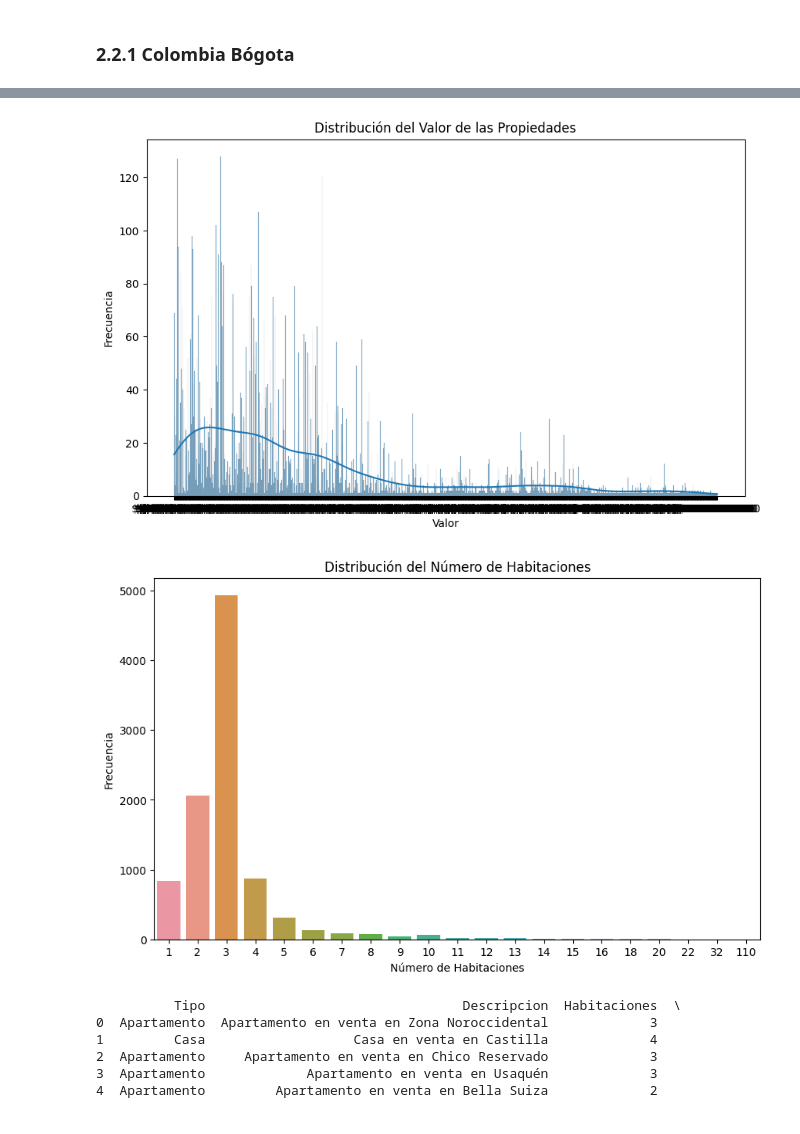
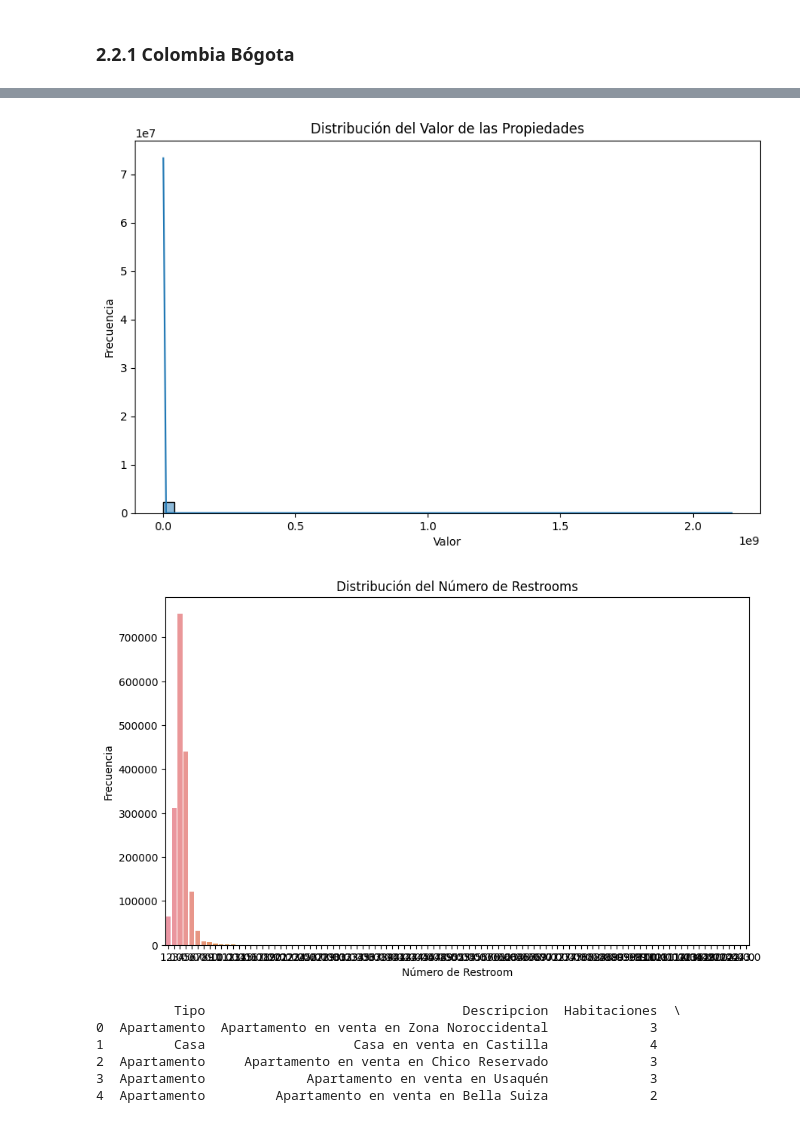
Before and after one commit to EdwinGarcia9/Housing-Prices, a Jupyter notebook: scripts/01_Tratamiento_de_datos.ipynb, the cells around one changed output, grey strips where cells are left out. Drawn from its saved outputs; the diff is of its cells as text; code cells hidden in the pictures.

```diff
--- a/scripts/01_Tratamiento_de_datos.ipynb
+++ b/scripts/01_Tratamiento_de_datos.ipynb
@@ -56,0 +26,4 @@ df_argentina_buenos_aires.head(10)
+# %%
+# Leer el archivo CSV comprimido
+df_usa = pd.read_csv('../data/real_state_usa_compressed.csv.gz', compression='gzip', sep=';')
+df_usa.head(10)
@@ -168,22 +161,22 @@ max      110.000000     9.000000  166243.000000
 # %%
 # Visualización de la distribución del valor de las propiedades
 plt.figure(figsize=(10, 6))
-sns.histplot(df_colombia_bogota['Valor'], bins=50, kde=True)
+sns.histplot(df_usa['price'], bins=50, kde=True)
 plt.title('Distribución del Valor de las Propiedades')
 plt.xlabel('Valor')
 plt.ylabel('Frecuencia')
 plt.show()
 
 # Visualización de la distribución de habitaciones
 plt.figure(figsize=(10, 6))
-sns.countplot(x='Habitaciones', data=df_colombia_bogota)
-plt.title('Distribución del Número de Habitaciones')
-plt.xlabel('Número de Habitaciones')
+sns.countplot(x='bed', data=df_usa)
+plt.title('Distribución del Número de Restrooms')
+plt.xlabel('Número de Restroom')
 plt.ylabel('Frecuencia')
 plt.show()
 # %% [output]
-[figure, old version]
+[figure, new version]
-[figure, old version]
+[figure, new version]
 # %%
 
 # Aplicar la función al DataFrame
```
Also changed, not shown: parts of 8 cells of this notebook, 6 other files.
